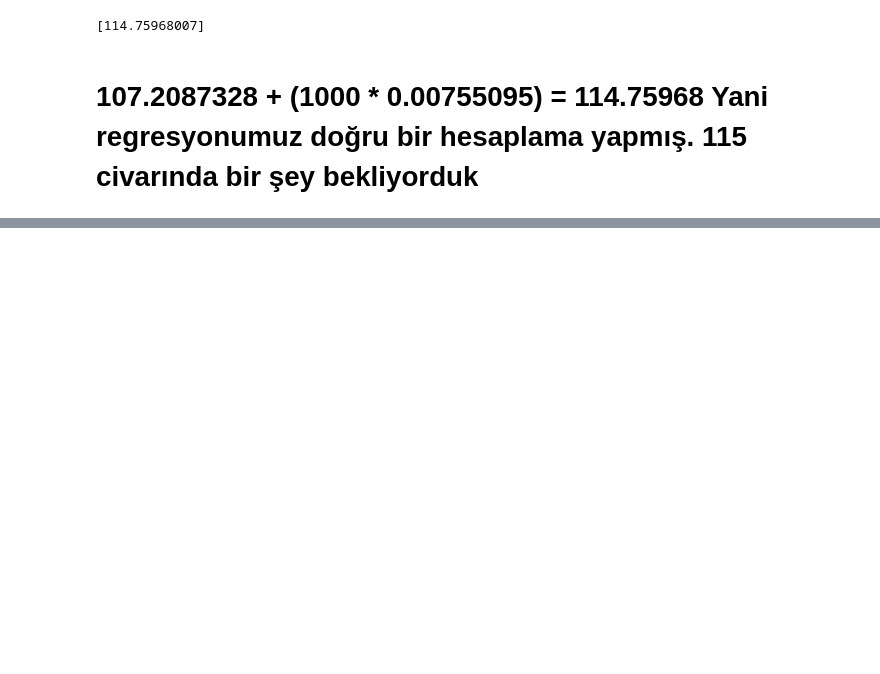
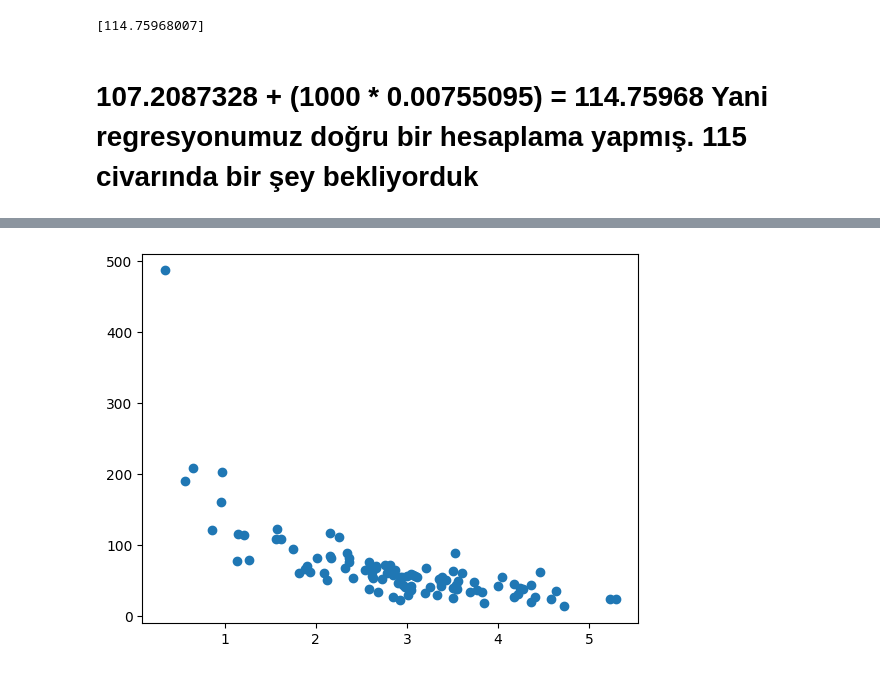
Before and after one commit to Zuvay/Data-Science-101, a Jupyter notebook: Temeller.ipynb, the cells around one changed output, grey strips where cells are left out. Drawn from its saved outputs; the diff is of its cells as text; code cells hidden in the pictures; blank space fills up the shorter version.

```diff
--- a/Temeller.ipynb
+++ b/Temeller.ipynb
@@ -281,0 +392,13 @@ Yani regresyonumuz doğru bir hesaplama yapmış. 115 civarında bir şey bekliy
+# %%
+import numpy
+import matplotlib.pyplot as plt
+numpy.random.seed(2)
+#X ekseni, satın alma işleminden önceki dakika sayısını temsil eder.
+#Y ekseni, satın alma işlemine harcanan para miktarını temsil eder.
+x = numpy.random.normal(3, 1, 100)
+y = numpy.random.normal(150, 40, 100) / x
+
+plt.scatter(x, y)
+plt.show()
+# %% [output]
+[figure, added]
```
Also changed, not shown: parts of 25 cells of this notebook, 2 other files.
